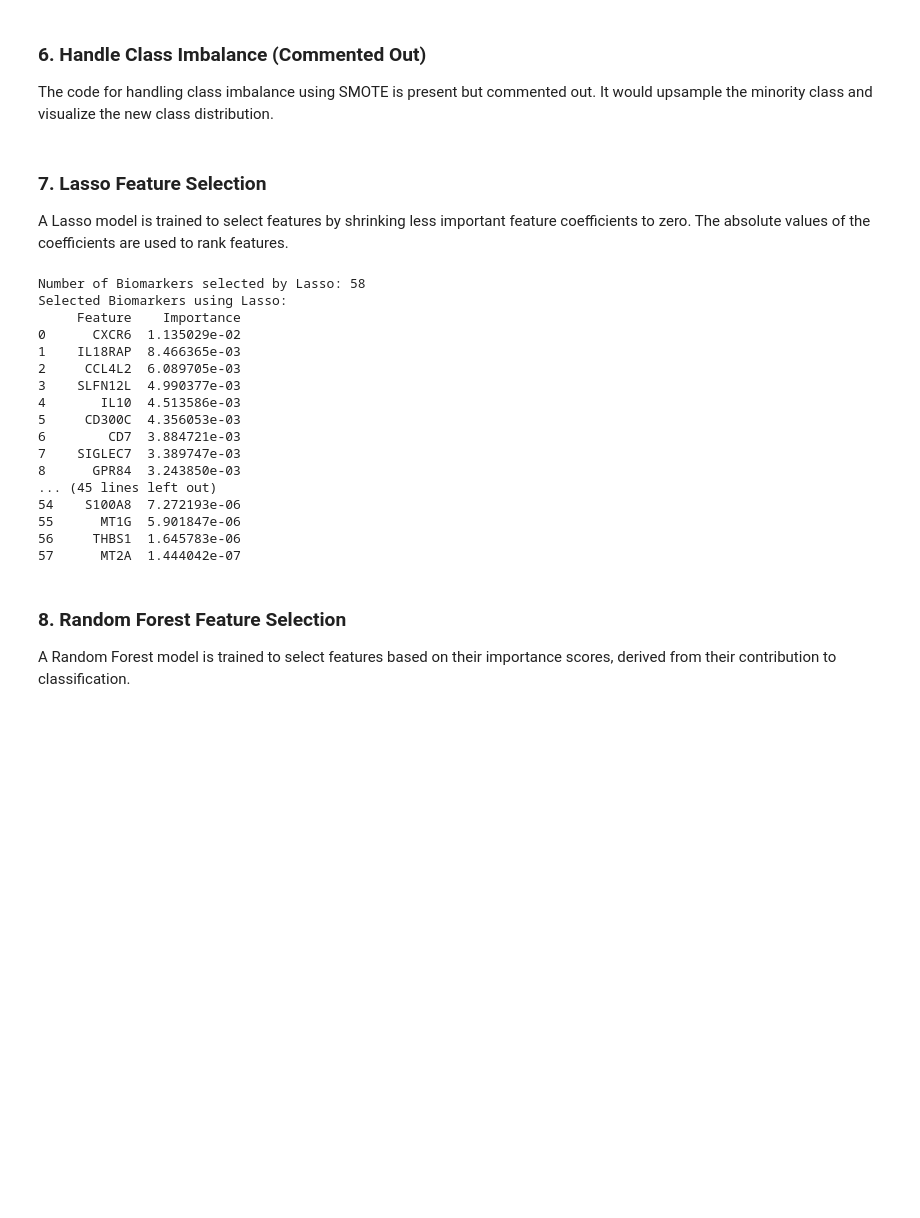
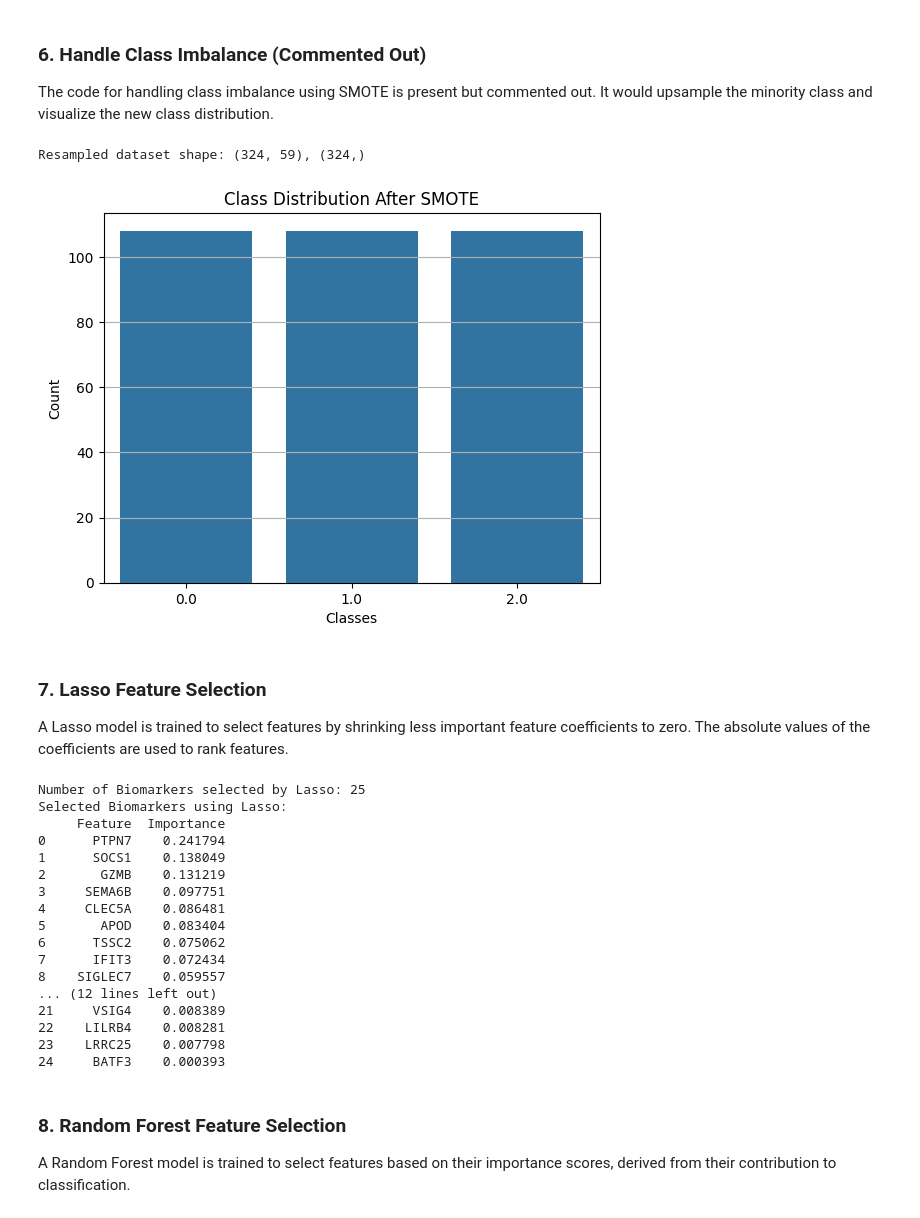
Before and after one commit to sazidshahjada/BioMarkerPredictionML, a Jupyter notebook: cll_t2d_common_analysis.ipynb, the cells around one changed output. Drawn from its saved outputs; the diff is of its cells as text; code cells hidden in the pictures; blank space fills up the shorter version.

```diff
--- a/cll_t2d_common_analysis.ipynb
+++ b/cll_t2d_common_analysis.ipynb
@@ -51,7 +56,10 @@ Features are standardized using StandardScaler to ensure comparability, as many
 # %%
 # Standardize the features
 scaler = StandardScaler()
-X_scaled = scaler.fit_transform(X)
+X = scaler.fit_transform(X)
+# %%
+# Make a dataframe from the scaled features
+X = pd.DataFrame(X, columns=data.columns[:-1])
 # %% [markdown]
 ### **5. Visualize Class Distribution**
 
@@ -71,19 +79,21 @@ plt.show()
 
 The code for handling class imbalance using SMOTE is present but commented out. It would upsample the minority class and visualize the new class distribution.
 # %%
-# # Handle class imbalance using SMOTE
-# smote = SMOTE(random_state=42)
-# X_resampled, y_resampled = smote.fit_resample(X_scaled, y)
-# # print the shapesbefore and after SMOTE
-# print(f"Original dataset shape: {X.shape}, {y.shape}")
-# print(f"Resampled dataset shape: {X_resampled.shape}, {y_resampled.shape}")
-# # Visualize the class distribution after SMOTE
-# sns.countplot(x=y_resampled)
-# plt.title('Class Distribution After SMOTE')
-# plt.xlabel('Classes')
-# plt.ylabel('Count')
-# plt.grid(True, axis='y')
-# plt.show()
+# Handle class imbalance using SMOTE
+smote = SMOTE(random_state=42)
+X, y = smote.fit_resample(X, y)
+# print the shapesbefore and after SMOTE
+print(f"Resampled dataset shape: {X.shape}, {y.shape}")
+# Visualize the class distribution after SMOTE
+sns.countplot(x=y)
+plt.title('Class Distribution After SMOTE')
+plt.xlabel('Classes')
+plt.ylabel('Count')
+plt.grid(True, axis='y')
+plt.show()
+# %% [output]
+Resampled dataset shape: (324, 59), (324,)
+[figure, added]
 # %% [markdown]
 ### **7. Lasso Feature Selection**
 
@@ -104,23 +114,23 @@ print("Number of Biomarkers selected by Lasso:", len(lasso_feature_importance))
 print("Selected Biomarkers using Lasso:")
 print(lasso_feature_importance)
 # %% [output]
-Number of Biomarkers selected by Lasso: 58
+Number of Biomarkers selected by Lasso: 25
 Selected Biomarkers using Lasso:
-     Feature    Importance
-0      CXCR6  1.135029e-02
-1    IL18RAP  8.466365e-03
-2     CCL4L2  6.089705e-03
-3    SLFN12L  4.990377e-03
-4       IL10  4.513586e-03
-5     CD300C  4.356053e-03
-6        CD7  3.884721e-03
-7    SIGLEC7  3.389747e-03
-8      GPR84  3.243850e-03
-... (45 lines left out)
-54    S100A8  7.272193e-06
-55      MT1G  5.901847e-06
-56     THBS1  1.645783e-06
-57      MT2A  1.444042e-07
+     Feature  Importance
+0      PTPN7    0.241794
+1      SOCS1    0.138049
+2       GZMB    0.131219
+3     SEMA6B    0.097751
+4     CLEC5A    0.086481
+5       APOD    0.083404
+6      TSSC2    0.075062
+7      IFIT3    0.072434
+8    SIGLEC7    0.059557
+... (12 lines left out)
+21     VSIG4    0.008389
+22    LILRB4    0.008281
+23    LRRC25    0.007798
+24     BATF3    0.000393
 # %% [markdown]
 ### **8. Random Forest Feature Selection**
 
```
Also changed, not shown: parts of 8 cells of this notebook, 18 other files.
